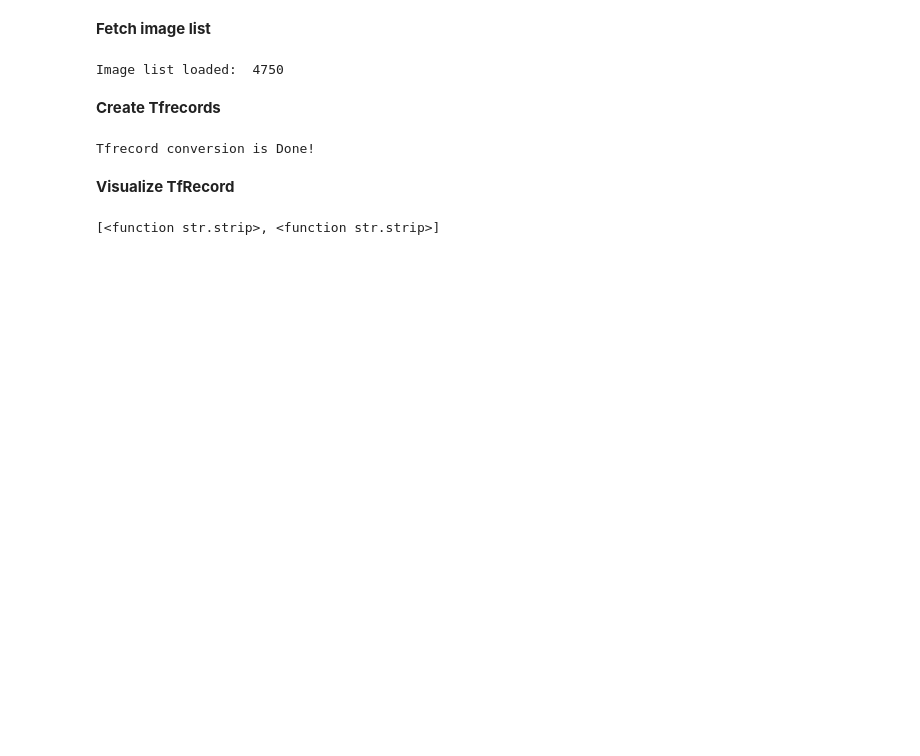
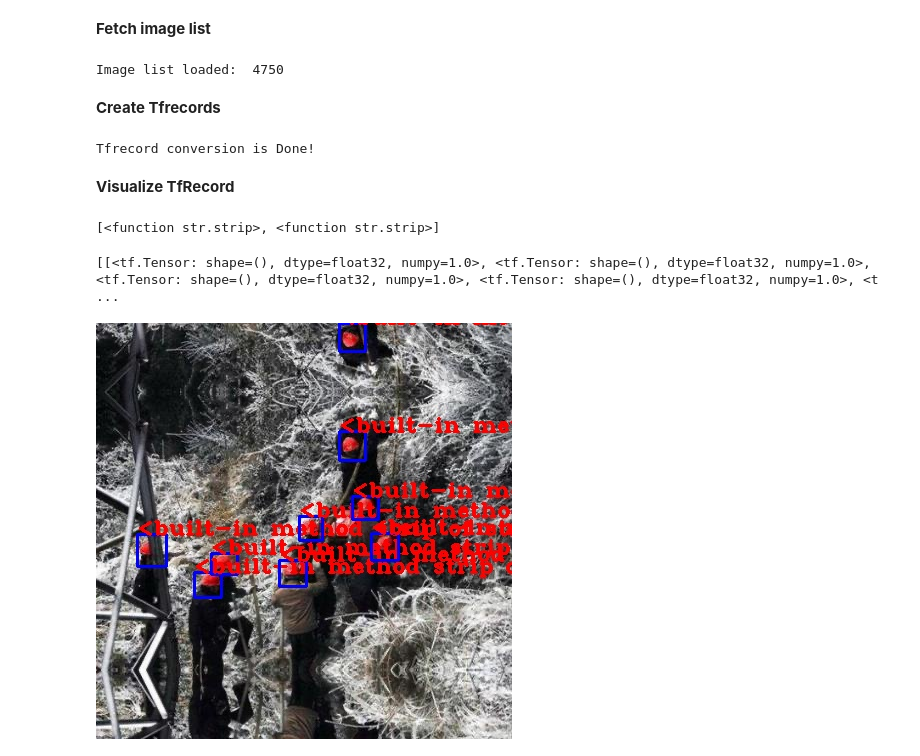
Before and after one commit to sayan0506/HardHead-Detection-for-Safety-Surveilance, a Jupyter notebook: Personal_Safety_Equipment_Detection_System_using_YoloV3.ipynb, the cells around one changed output. Saved outputs shown, nothing was run; the diff lists cells and outputs as text; code cells hidden in the pictures; blank space fills up the shorter version.

```diff
--- a/Personal_Safety_Equipment_Detection_System_using_YoloV3.ipynb
+++ b/Personal_Safety_Equipment_Detection_System_using_YoloV3.ipynb
@@ -369,7 +369,7 @@ for image, labels in dataset.take(1):
     boxes = [boxes]
     scores = [scores]
     classes = [classes]
-
+    print(classes)
     logging.info('labels:')
     for i in range(nums[0]):
         logging.info('\t{}, {}, {}'.format(class_names[int(classes[0][i])],
@@ -380,3 +380,11 @@ for image, labels in dataset.take(1):
     img = draw_outputs(img, (boxes, scores, classes, nums), class_names)
     cv2.imwrite('new.jpg', img)
     #logging.info('output saved to: {}'.format(FLAGS.output))
+# %% [output]
+[[<tf.Tensor: shape=(), dtype=float32, numpy=1.0>, <tf.Tensor: shape=(), dtype=float32, numpy=1.0>, <tf.Tensor: shape=(), dtype=float32, numpy=1.0>, <tf.Tensor: shape=(), dtype=float32, numpy=1.0>, <t ...
+# %%
+from IPython.display import Image
+
+Image(filename = '/content/new.jpg')
+# %% [output]
+[figure, added]
```
